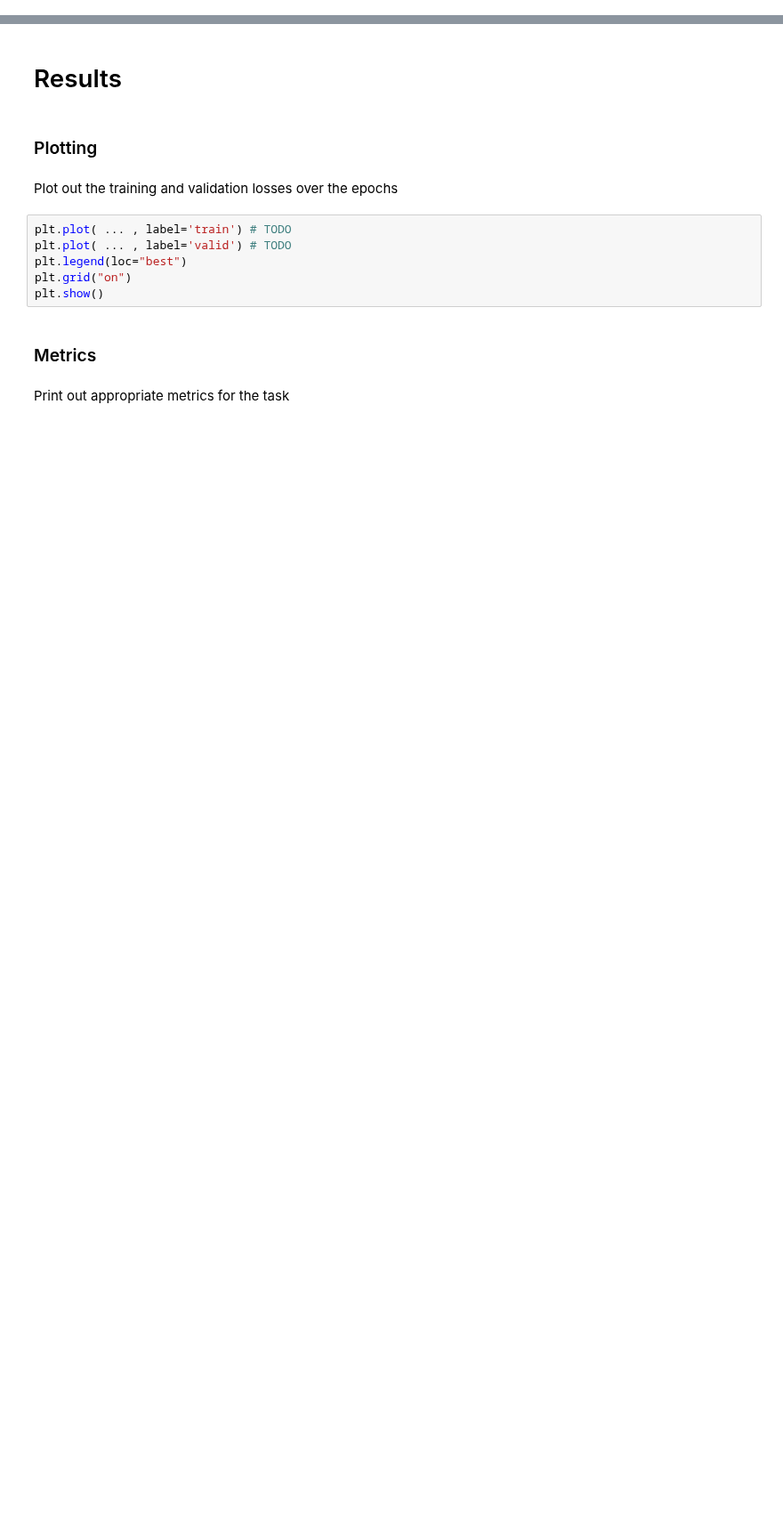
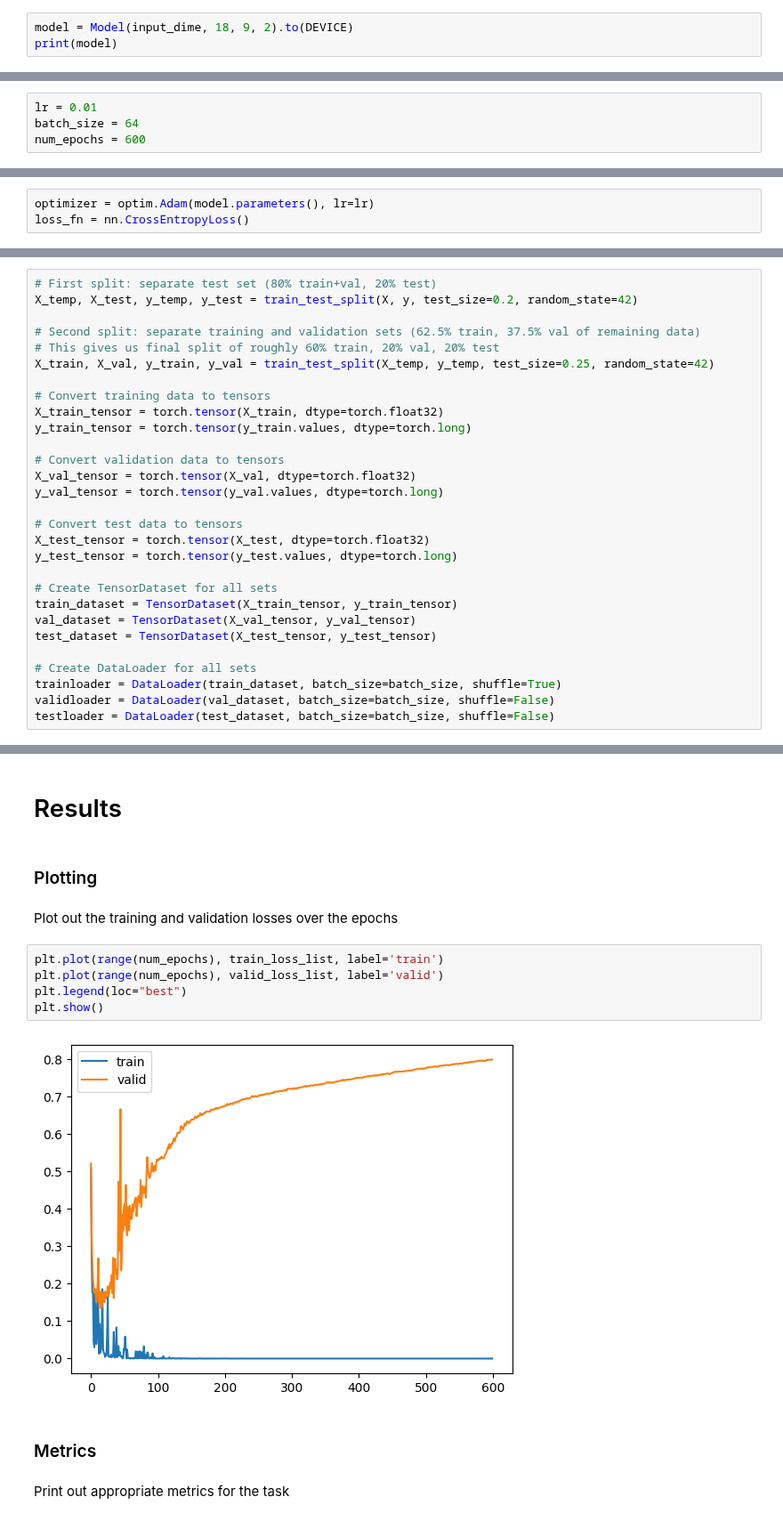
Before and after one commit to dami013/DeepLearning, a Jupyter notebook: pokemon_challenge/Exercise_3 - Notebook.ipynb, the cells around one changed output, grey strips where cells are left out. Shown at 89% size. Cells and saved outputs as stored; diff of their text form; blank space fills up the shorter version.

```diff
--- a/pokemon_challenge/Exercise_3 - Notebook.ipynb
+++ b/pokemon_challenge/Exercise_3 - Notebook.ipynb
@@ -120,0 +229,3 @@ Instantiate your model and print it out
+# %%
+model = Model(input_dime, 18, 9, 2).to(DEVICE)
+print(model)
@@ -131,3 +246,7 @@ Choose carefully your:
+# %%
+lr = 0.01
+batch_size = 64
+num_epochs = 600
 # %% [markdown]
 ### Loss function and optimizer:
 # %% [markdown]
@@ -141,0 +255,3 @@ Define your TensorDatasets and DataLoaders; remember to use the appropriate dtyp
+# %%
+optimizer = optim.Adam(model.parameters(), lr=lr)
+loss_fn = nn.CrossEntropyLoss()
@@ -142,3 +262,32 @@ Define your TensorDatasets and DataLoaders; remember to use the appropriate dtyp
+# %%
+# First split: separate test set (80% train+val, 20% test)
+X_temp, X_test, y_temp, y_test = train_test_split(X, y, test_size=0.2, random_state=42)
+
+# Second split: separate training and validation sets (62.5% train, 37.5% val of remaining data)
+# This gives us final split of roughly 60% train, 20% val, 20% test
+X_train, X_val, y_train, y_val = train_test_split(X_temp, y_temp, test_size=0.25, random_state=42)
+
+# Convert training data to tensors
+X_train_tensor = torch.tensor(X_train, dtype=torch.float32)
+y_train_tensor = torch.tensor(y_train.values, dtype=torch.long)
+
+# Convert validation data to tensors
+X_val_tensor = torch.tensor(X_val, dtype=torch.float32)
+y_val_tensor = torch.tensor(y_val.values, dtype=torch.long)
+
+# Convert test data to tensors
+X_test_tensor = torch.tensor(X_test, dtype=torch.float32)
+y_test_tensor = torch.tensor(y_test.values, dtype=torch.long)
+
+# Create TensorDataset for all sets
+train_dataset = TensorDataset(X_train_tensor, y_train_tensor)
+val_dataset = TensorDataset(X_val_tensor, y_val_tensor)
+test_dataset = TensorDataset(X_test_tensor, y_test_tensor)
+
+# Create DataLoader for all sets
+trainloader = DataLoader(train_dataset, batch_size=batch_size, shuffle=True)
+validloader = DataLoader(val_dataset, batch_size=batch_size, shuffle=False)
+testloader = DataLoader(test_dataset, batch_size=batch_size, shuffle=False)
 # %%
 # Keep track of training and validation losses during training
 
@@ -160,11 +382,12 @@ Implement your training and evaluation (for the validation set) loops
 # %% [markdown]
 Plot out the training and validation losses over the epochs
 # %%
-plt.plot( ... , label='train') # TODO
-plt.plot( ... , label='valid') # TODO
+plt.plot(range(num_epochs), train_loss_list, label='train')
+plt.plot(range(num_epochs), valid_loss_list, label='valid')
 plt.legend(loc="best")
-plt.grid("on")
 plt.show()
+# %% [output]
+[figure, added]
 # %% [markdown]
 ### Metrics
 # %% [markdown]
```
Also changed, not shown: parts of 27 cells of this notebook.
